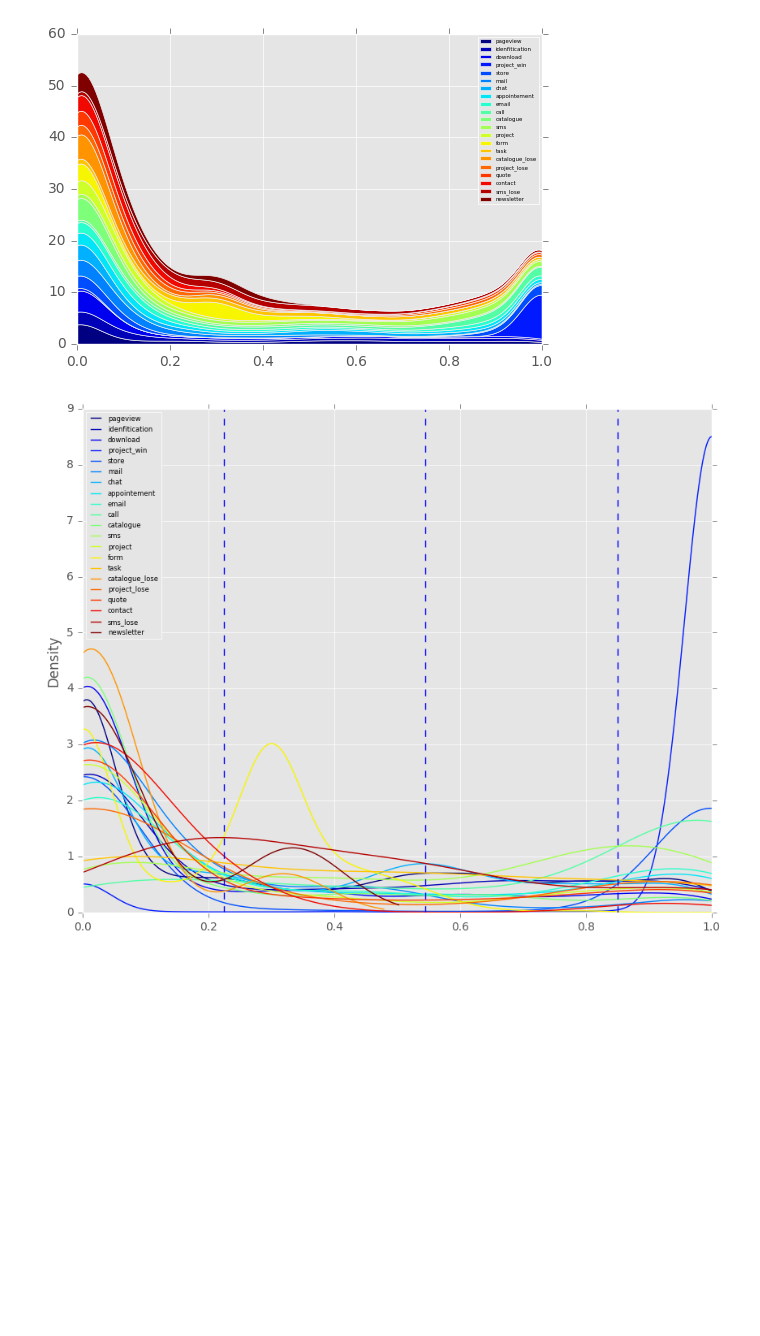
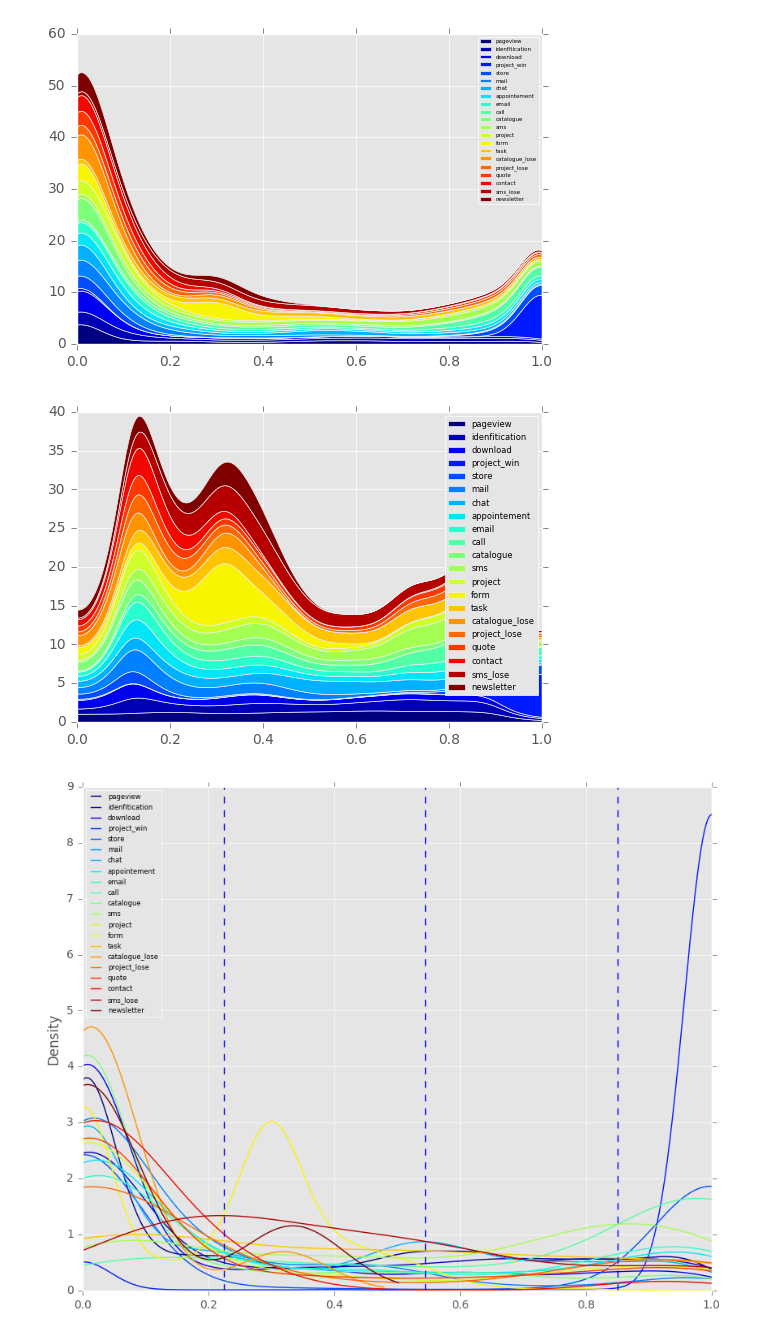
Before and after one commit to pierrenodet/PFE, a Jupyter notebook: notebooks/2.0-pn-finding-big-steps.ipynb, the cells around one changed output. Saved outputs shown, nothing was run; the diff lists cells and outputs as text; code cells hidden in the pictures; blank space fills up the shorter version.

```diff
--- a/notebooks/2.0-pn-finding-big-steps.ipynb
+++ b/notebooks/2.0-pn-finding-big-steps.ipynb
@@ -80,6 +80,15 @@ plt.legend(density_percentage["event"].unique(),prop={'size':4})
 plt.show()
 # %% [output]
 [figure]
+# %%
+kernel=[0]*density_percentage["event"].unique().size
+for i,event in enumerate(density_percentage["event"].unique()):
+    kernel[i] = gaussian_kde(density_percentage["timestamp_percentage"][density_percentage["event"]==event].dropna())(xs)/gaussian_kde(density_percentage["timestamp_percentage"].dropna())(xs)
+plt.stackplot(xs,kernel,colors=colors)
+plt.legend(density_percentage["event"].unique(),prop={'size':6})
+plt.show()
+# %% [output]
+[figure, added]
 # %%
 xs=linspace(0,1,200)
 kernel=[[]*density_percentage["event"].unique().size]*xs.size
```
Also changed, not shown: parts of 2 cells of this notebook, 4 other files.
